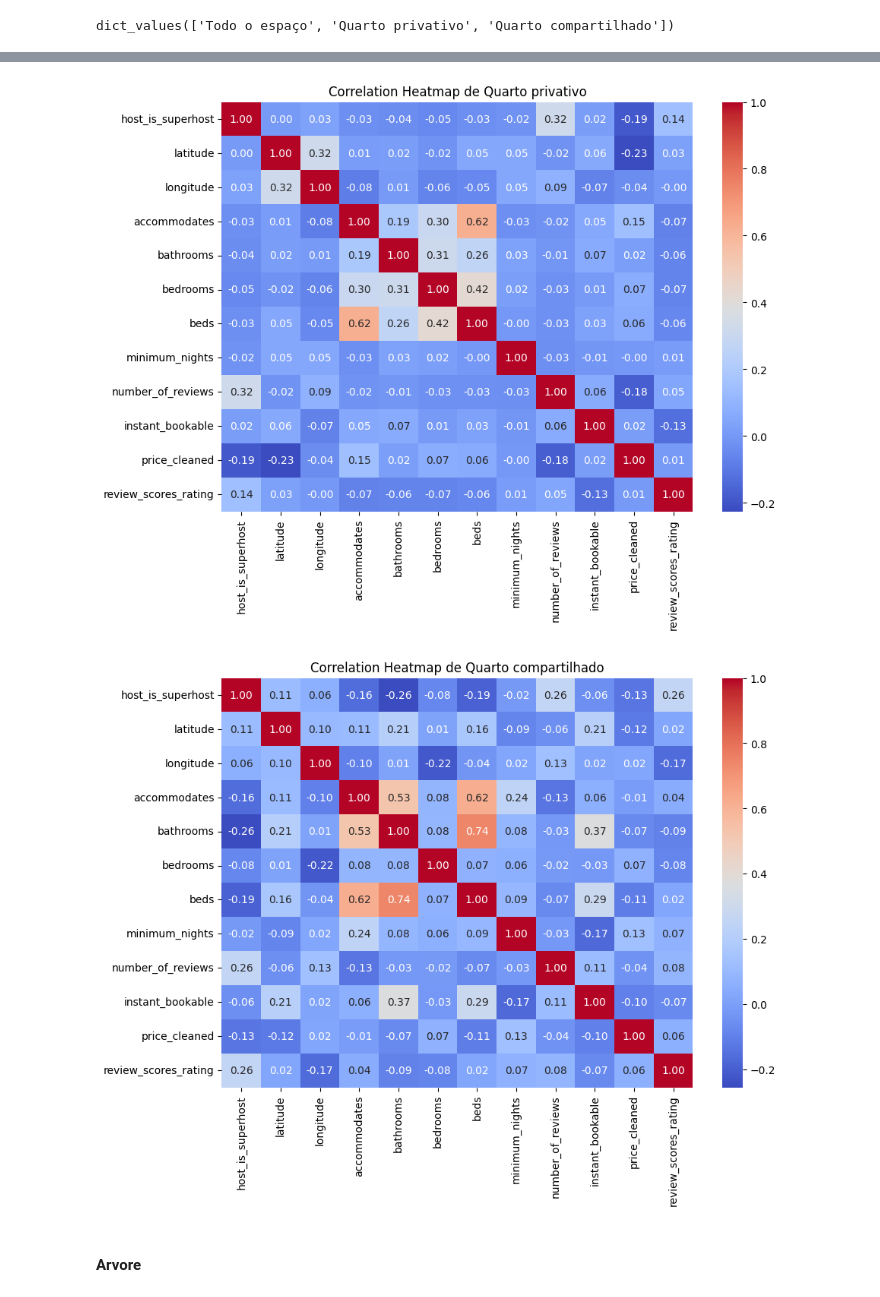
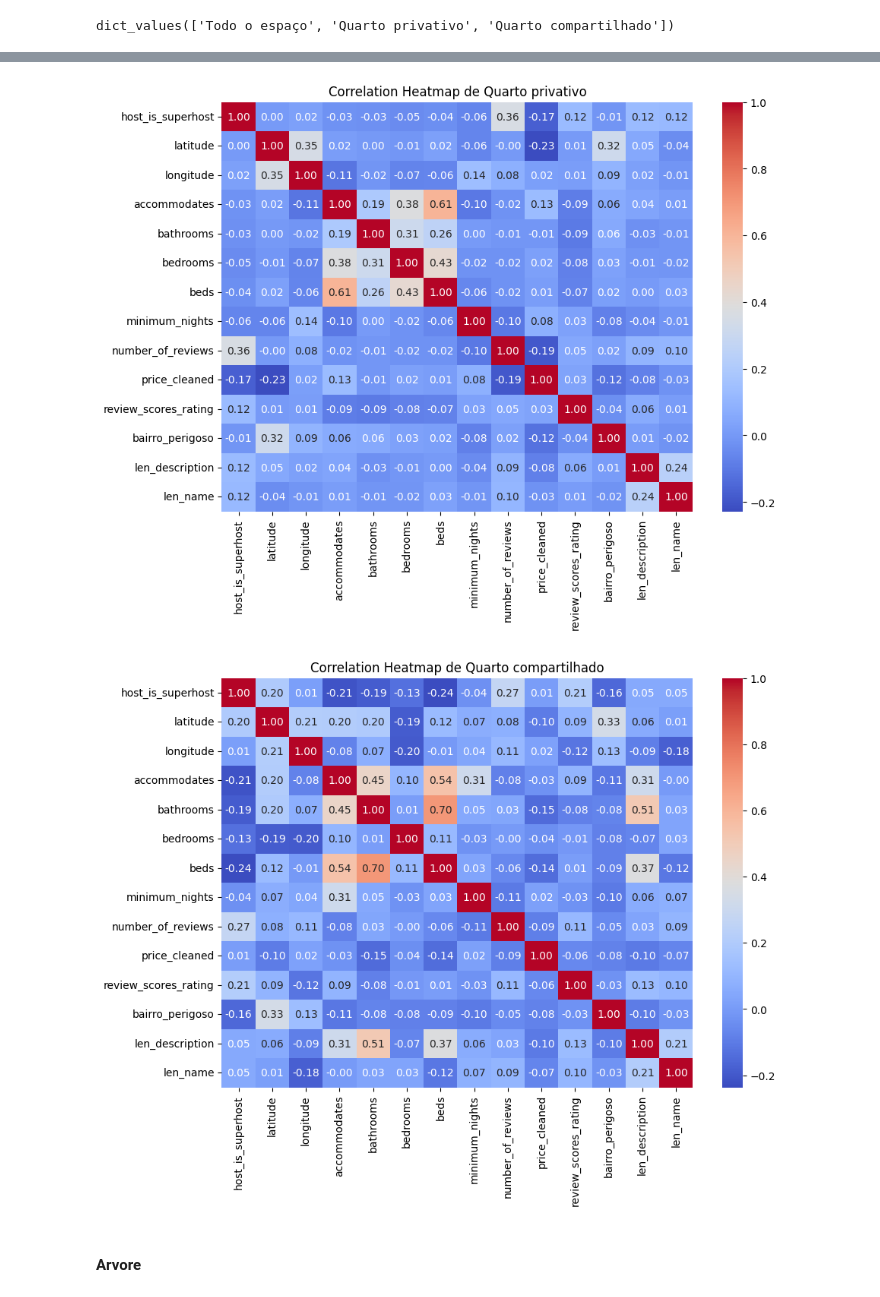
Before and after one commit to AlbertButzke/BrincadeiraComDados, a Jupyter notebook: Airbnb/test_utils/airbnb_limpeza.ipynb, the cells around one changed output, grey strips where cells are left out. Cells and saved outputs as stored; diff of their text form; code cells hidden in the pictures.

Commit message:
Arrumando predição de rating e código

```diff
--- a/Airbnb/test_utils/airbnb_limpeza.ipynb
+++ b/Airbnb/test_utils/airbnb_limpeza.ipynb
@@ -547,20 +566,20 @@ print(df_lasso[df_lasso['erro'] >=0.1].head())
 # %% [markdown]
 ### Bairros
 # %%
-# Cria um dicionário onde cada chave é o valor do grupo (0 ou 1)
-# e o valor é o DataFrame correspondente filtrado
-dfs_por_bairro = {nome_grupo: dados.drop(columns=['bairro_perigoso'])
-                 for nome_grupo, dados in df_treatment.groupby('bairro_perigoso')}
+colunas_desejadas = ['id', 'host_is_superhost', 'latitude', 'longitude', 'accommodates', 'bathrooms', 'bedrooms', 'beds', 'number_of_reviews', 'review_scores_rating', 'price_cleaned', 'minimum_nights', 'len_description', 'len_name']
 
-# Para acessar o DataFrame dos bairros perigosos:
-# dfs_por_grupo[1]
+
+dfs_por_bairro = {
+    nome_grupo: dados[colunas_desejadas].dropna()
+    for nome_grupo, dados in df_treatment.groupby('bairro_perigoso')
+}
 # %%
 import seaborn as sns
 plt.figure(figsize=(10, 7))
 corr = dfs_por_bairro[0][[
     'host_is_superhost', 'latitude', 'longitude', 'accommodates',
     'bathrooms', 'bedrooms', 'beds', 'minimum_nights', 'number_of_reviews',
-    'instant_bookable', 'price_cleaned', 'review_scores_rating'
+    'price_cleaned', 'review_scores_rating', 'len_description', 'len_name'
     # 'Todo o espaço', 'Quarto privativo', 'Quarto compartilhado'
     ]].dropna().corr()
 
@@ -571,7 +590,7 @@ plt.show()
 corr = dfs_por_bairro[1][[
     'host_is_superhost', 'latitude', 'longitude', 'accommodates',
     'bathrooms', 'bedrooms', 'beds', 'minimum_nights', 'number_of_reviews',
-    'instant_bookable', 'price_cleaned', 'review_scores_rating'
+    'price_cleaned', 'review_scores_rating', 'len_description', 'len_name'
     # 'Todo o espaço', 'Quarto privativo', 'Quarto compartilhado'
     ]].dropna().corr()
 
@@ -585,6 +604,6 @@ plt.show()
 # %%
-cat_cols = ['host_is_superhost', 'instant_bookable']#, 'Todo o espaço', 'Quarto privativo', 'Quarto compartilhado']
-num_cols = ['latitude', 'longitude', 'accommodates', 'bathrooms', 'bedrooms', 'beds', 'number_of_reviews', 'review_scores_rating']
+cat_cols = ['host_is_superhost']#, 'Todo o espaço', 'Quarto privativo', 'Quarto compartilhado']
+num_cols = ['latitude', 'longitude', 'accommodates', 'bathrooms', 'bedrooms', 'beds', 'number_of_reviews', 'review_scores_rating', 'len_description', 'len_name']
 # %%
 for bairro, dfs_escolhido in dfs_por_bairro.items():
     print("Seguro" if bairro == 0 else "Perigoso")
@@ -669,9 +688,12 @@ Root mean squared error: 138.2233
 # %% [markdown]
 ### Tipos de Quartos
 # %%
+colunas_desejadas = ['id', 'host_is_superhost', 'latitude', 'longitude', 'accommodates', 'bathrooms', 'bedrooms', 'beds', 'number_of_reviews', 'review_scores_rating', 'price_cleaned', 'minimum_nights', 'bairro_perigoso', 'len_description', 'len_name']
 
-dfs_por_quartos = {nome_grupo: dados.drop(columns=['room_type'])
-                 for nome_grupo, dados in df_treatment.groupby('room_type')}
+dfs_por_quartos = {
+    nome_grupo: dados[colunas_desejadas].dropna()
+    for nome_grupo, dados in df_treatment.groupby('room_type')
+}
 # %%
 room_trad.values()
 # %% [output]
@@ -682,7 +704,7 @@ for room in room_trad.values():
     corr = dfs_por_quartos[room][[
         'host_is_superhost', 'latitude', 'longitude', 'accommodates',
         'bathrooms', 'bedrooms', 'beds', 'minimum_nights', 'number_of_reviews',
-        'instant_bookable', 'price_cleaned', 'review_scores_rating'
+        'price_cleaned', 'review_scores_rating', 'bairro_perigoso', 'len_description', 'len_name'
         # 'Todo o espaço', 'Quarto privativo', 'Quarto compartilhado'
         ]].dropna().corr()
 
@@ -694,5 +716,5 @@ for room in room_trad.values():
-[figure, old version]
+[figure, new version]
-[figure, old version]
+[figure, new version]
 # %% [markdown]
 #### Arvore
 # %%
```
Also changed, not shown: parts of 93 cells of this notebook, 2 other files.
